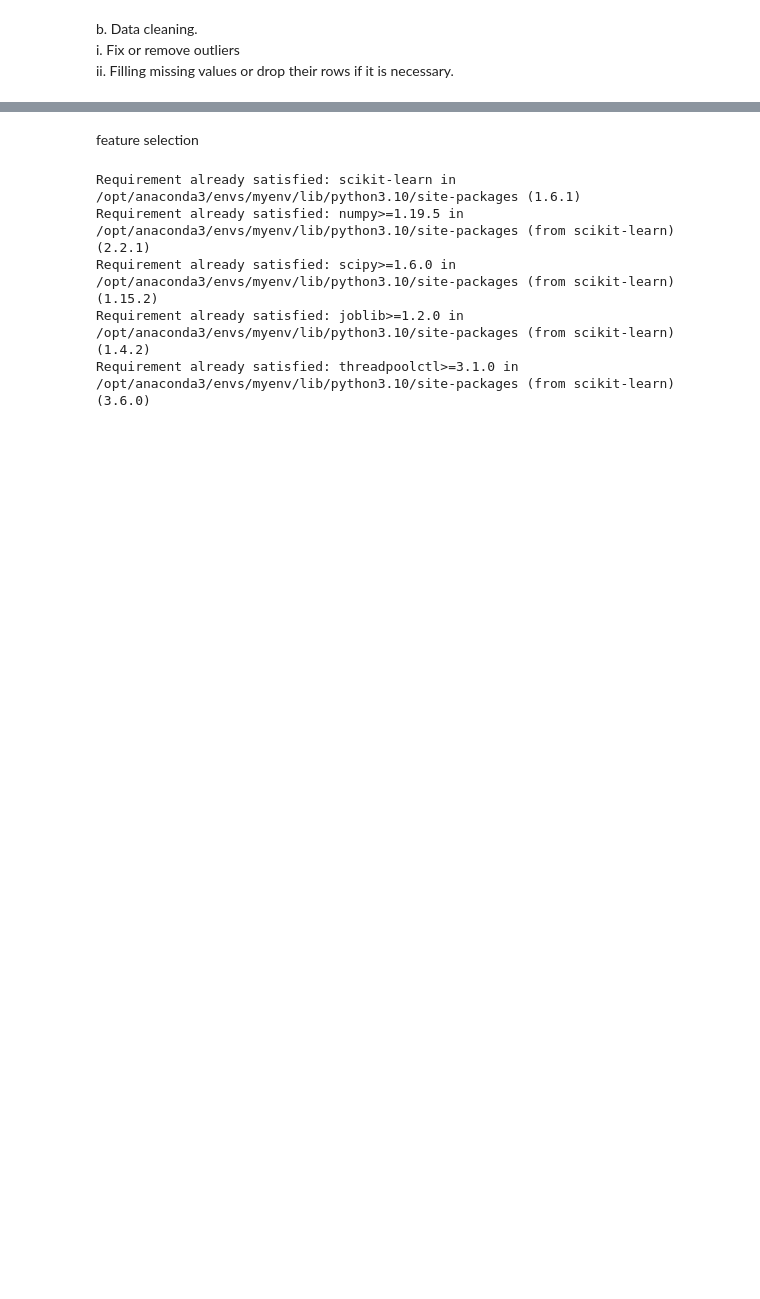
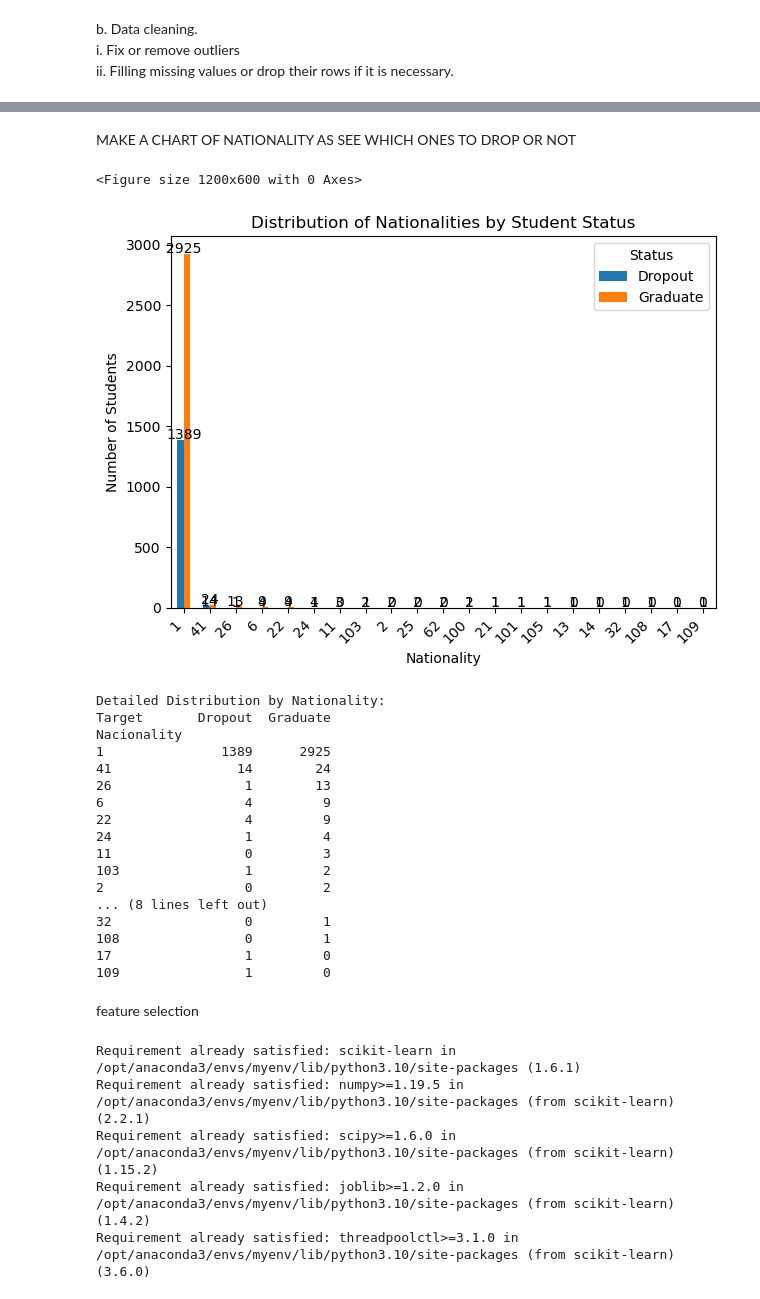
Before and after one commit to azeiber/student-droupout-detection, a Jupyter notebook: Studentdropoutandacademicsuccess.ipynb, the cells around one changed output, grey strips where cells are left out. Drawn from its saved outputs; the diff is of its cells as text; code cells hidden in the pictures; blank space fills up the shorter version.

```diff
--- a/Studentdropoutandacademicsuccess.ipynb
+++ b/Studentdropoutandacademicsuccess.ipynb
@@ -286,3 +233,55 @@ Cleaned dataset saved as 'cleaned_data.csv'
+# %% [markdown]
+MAKE A CHART OF NATIONALITY AS SEE WHICH ONES TO DROP OR NOT
+# %%
+import matplotlib.pyplot as plt
+import seaborn as sns
+
+# Create a cross-tabulation of Nacionality and Target
+nationality_target = pd.crosstab(df['Nacionality'], df['Target'])
+
+# Sort by total count
+nationality_target = nationality_target.sort_values(by=['Graduate', 'Dropout'], ascending=False)
+
+# Create the plot
+plt.figure(figsize=(12, 6))
+nationality_target.plot(kind='bar', stacked=False)
+plt.title('Distribution of Nationalities by Student Status')
+plt.xlabel('Nationality')
+plt.ylabel('Number of Students')
+plt.xticks(rotation=45, ha='right')
+plt.legend(title='Status')
+plt.tight_layout()
+
+# Add count labels on top of each bar
+for i, (index, row) in enumerate(nationality_target.iterrows()):
+    plt.text(i, row['Graduate'] + 5, str(row['Graduate']), ha='center')
+    plt.text(i, row['Dropout'] + 5, str(row['Dropout']), ha='center')
+
+plt.show()
+
+# Print the actual numbers
+print("\nDetailed Distribution by Nationality:")
+print(nationality_target)
+# %% [output]
+<Figure size 1200x600 with 0 Axes>
+[figure, added]
+Detailed Distribution by Nationality:
+Target       Dropout  Graduate
+Nacionality
+1               1389      2925
+41                14        24
+26                 1        13
+6                  4         9
+22                 4         9
+24                 1         4
+11                 0         3
+103                1         2
+2                  0         2
+... (8 lines left out)
+32                 0         1
+108                0         1
+17                 1         0
+109                1         0
 # %% [markdown]
 feature selection
 # %%
```
Also changed, not shown: parts of 12 cells of this notebook, 3 other files.
